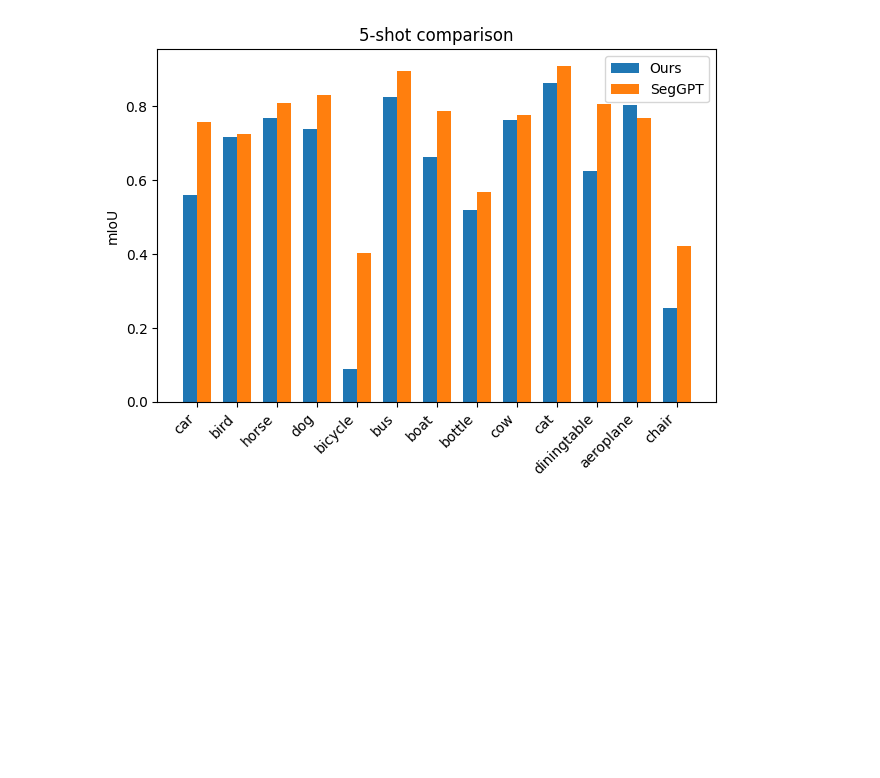
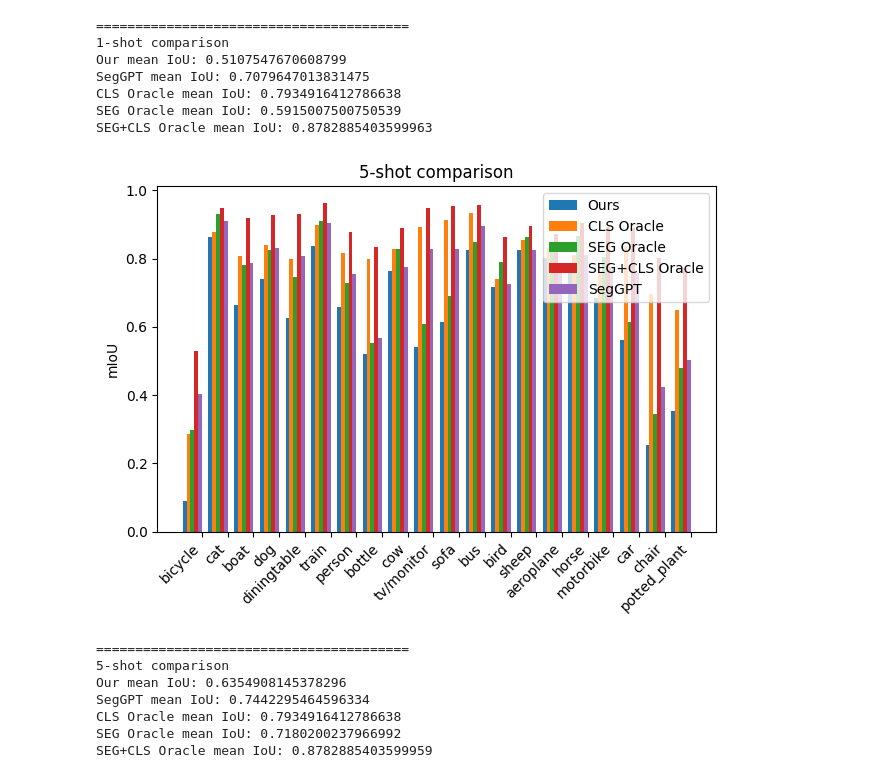
Before and after one commit to franchesoni/crispy-bassoon, a Jupyter notebook: fss/analysis.ipynb, the cells around one changed output. Saved outputs shown, nothing was run; the diff lists cells and outputs as text; code cells hidden in the pictures; blank space fills up the shorter version.

Commit message:
add oracles

```diff
--- a/fss/analysis.ipynb
+++ b/fss/analysis.ipynb
@@ -4,34 +4,50 @@
 import matplotlib.pyplot as plt
 import numpy as np
 
-def read_file_into_dict(file_path):
+def read_file_into_dict(file_path, label):
     """Loads the contents of the file into a nested dict. The outer keys are the number of shots. The inner keys are the class names."""
     results = {}
     with open(file_path, 'r') as f:
         for line in f:
             # line = line.strip()
             # print(line.split(' '))
-            _, n, class_name, mIoU = line.split(' ')
-            n = int(n.split('-')[0])
+            first_part = line.split('-')[0]
+            line_label, n = ' '.join(first_part.split(' ')[:-1]), int(first_part.split(' ')[-1])
+            if line_label != label:
+                continue
+            _, class_name, mIoU = line.split('-')[1].split(' ')
             mIoU = float(mIoU[:-2])
             class_name = class_name.split(':')[0]
             if n not in results:
                 results[n] = {}
             results[n][class_name] = mIoU
+    if results == {}:
+        print(f'No results found for {label} in {file_path}')
+        print(f'found {line_label}')
     return results
 
 def comparison_barplot(number_of_shots: int, file_paths: list[str]):
     """Creates a bar plot comparing the performance of the classes in common between the two files."""
-    results_ours = read_file_into_dict(file_paths[0])
-    results_seggpt = read_file_into_dict(file_paths[1])
+    results_ours = read_file_into_dict(file_paths[0], 'mIoU')
+    cls_oracle_ours = read_file_into_dict(file_paths[0], 'cls oracle mIoU')
+    seg_oracle_ours = read_file_into_dict(file_paths[0], 'seg oracle mIoU')
+    seg_cls_oracle_ours = read_file_into_dict(file_paths[0], 'seg cls oracle mIoU')
+    results_seggpt = read_file_into_dict(file_paths[1], 'mIoU')
     classes = list(set(results_ours[number_of_shots].keys()) & set(results_seggpt[number_of_shots].keys()))
     ours = [results_ours[number_of_shots][class_name] for class_name in classes]
+    cls_oracle = [cls_oracle_ours[number_of_shots][class_name] for class_name in classes]
+    seg_oracle = [seg_oracle_ours[number_of_shots][class_name] for class_name in classes]
+    seg_cls_oracle = [seg_cls_oracle_ours[number_of_shots][class_name] for class_name in classes]
     seggpt = [results_seggpt[number_of_shots][class_name] for class_name in classes]
+
     x = np.arange(len(classes))
-    width = 0.35
+    width = 0.15
     fig, ax = plt.subplots()
-    rects1 = ax.bar(x - width/2, ours, width, label='Ours')
-    rects2 = ax.bar(x + width/2, seggpt, width, label='SegGPT')
+    rects1 = ax.bar(x + width/2 - width * 5, ours, width, label='Ours')
+    rects2 = ax.bar(x + width/2 - width * 4, cls_oracle, width, label='CLS Oracle')
+    rects3 = ax.bar(x + width/2 - width * 3, seg_oracle, width, label='SEG Oracle')
+    rects4 = ax.bar(x + width/2 - width * 2, seg_cls_oracle, width, label='SEG+CLS Oracle')
+    rects5 = ax.bar(x + width/2 - width * 1, seggpt, width, label='SegGPT')
     ax.set_ylabel('mIoU')
     ax.set_title(f'{number_of_shots}-shot comparison')
     ax.set_xticks(x)
@@ -39,6 +55,14 @@ def comparison_barplot(number_of_shots: int, file_paths: list[str]):
     ax.legend()
     fig.tight_layout()
     plt.show()
+    # print mean iou
+    print('='*40)
+    print(f'{number_of_shots}-shot comparison')
+    print(f'Our mean IoU: {np.mean(ours)}')
+    print(f'SegGPT mean IoU: {np.mean(seggpt)}')
+    print(f'CLS Oracle mean IoU: {np.mean(cls_oracle)}')
+    print(f'SEG Oracle mean IoU: {np.mean(seg_oracle)}')
+    print(f'SEG+CLS Oracle mean IoU: {np.mean(seg_cls_oracle)}')
 
 comparison_barplot(1, ['results_ours.txt', 'results_seggpt.txt'])
 comparison_barplot(5, ['results_ours.txt', 'results_seggpt.txt'])
@@ -47 +71,15 @@ comparison_barplot(5, ['results_ours.txt', 'results_seggpt.txt'])
+========================================
+1-shot comparison
+Our mean IoU: 0.5107547670608799
+SegGPT mean IoU: 0.7079647013831475
+CLS Oracle mean IoU: 0.7934916412786638
+SEG Oracle mean IoU: 0.5915007500750539
+SEG+CLS Oracle mean IoU: 0.8782885403599963
-[figure, old version]
+[figure, new version]
+========================================
+5-shot comparison
+Our mean IoU: 0.6354908145378296
+SegGPT mean IoU: 0.7442295464596334
+CLS Oracle mean IoU: 0.7934916412786638
+SEG Oracle mean IoU: 0.7180200237966992
+SEG+CLS Oracle mean IoU: 0.8782885403599959
```
Also changed, not shown: parts of 1 cell of this notebook, 1 other file.
